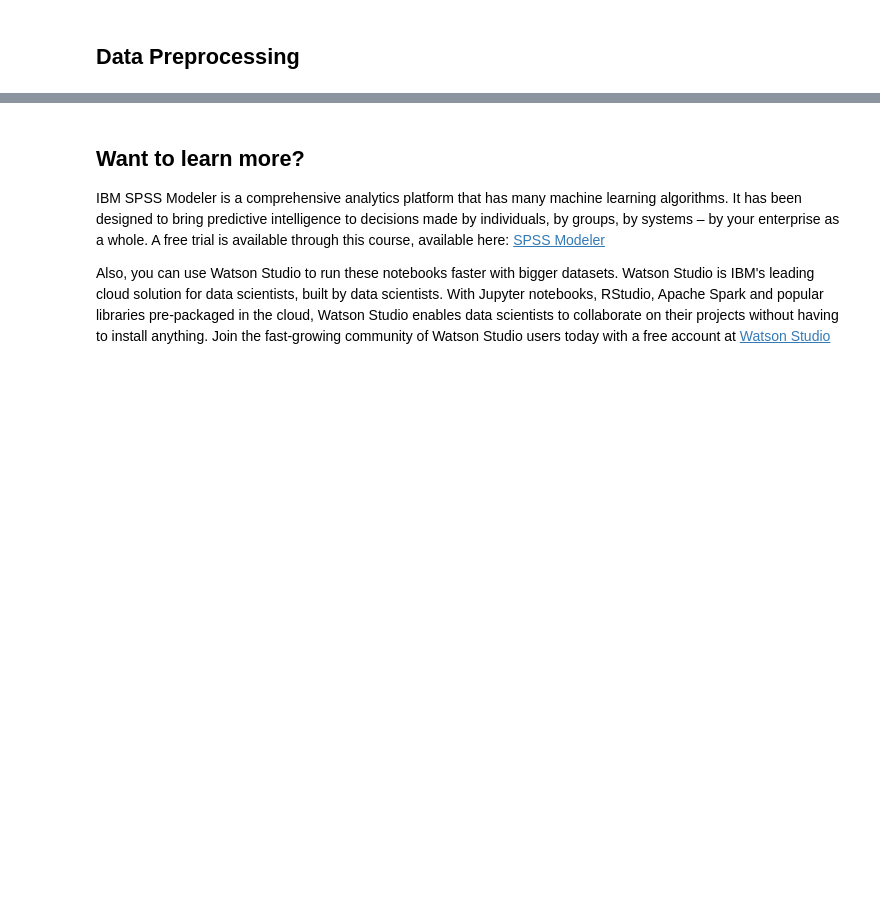
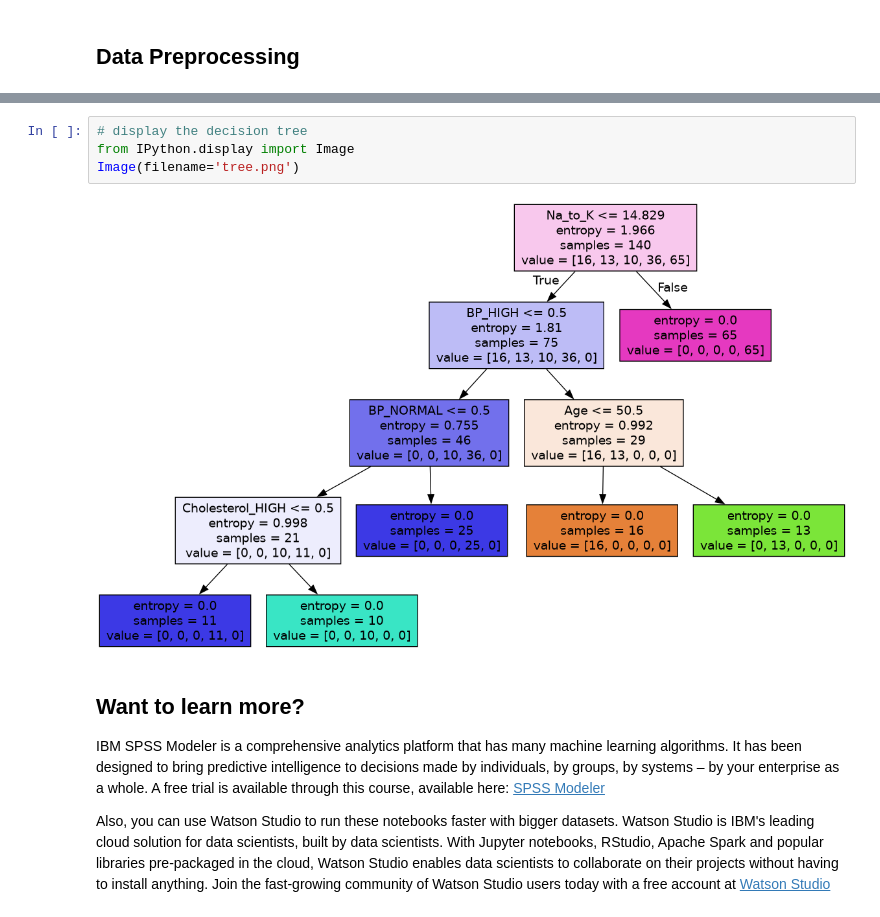
Before and after one commit to jackren0000/IBM-Machine-Learning-with-Python, a Jupyter notebook: week3-lab-knn.ipynb, the cells around one changed output, grey strips where cells are left out. Drawn from its saved outputs; the diff is of its cells as text; blank space fills up the shorter version.

Commit message:
Kaggle Notebook | Week3-Lab: KNN | Version 3

```diff
--- a/week3-lab-knn.ipynb
+++ b/week3-lab-knn.ipynb
@@ -277,6 +197,12 @@ The best accuracy was with 0.35 with k= 3
+# %%
+# display the decision tree
+from IPython.display import Image
+Image(filename='tree.png')
+# %% [output]
+[figure, added]
 # %% [markdown]
 <h2>Want to learn more?</h2>
 
-IBM SPSS Modeler is a comprehensive analytics platform that has many machine learning algorithms. It has been designed to bring predictive intelligence to decisions made by individuals, by groups, by systems – by your enterprise as a whole. A free trial is available through this course, available here: <a href="https://www.ibm.com/analytics/spss-statistics-software?utm_medium=Exinfluencer&utm_source=Exinfluencer&utm_content=000026UJ&utm_term=10006555&utm_id=NA-SkillsNetwork-Channel-SkillsNetworkCoursesIBMDeveloperSkillsNetworkML0101ENSkillsNetwork20718538-2022-01-01">SPSS Modeler</a>
+IBM SPSS Modeler is a comprehensive analytics platform that has many machine learning algorithms. It has been designed to bring predictive intelligence to decisions made by individuals, by groups, by systems – by your enterprise as a whole. A free trial is available through this course, available here: <a href="https://www.ibm.com/analytics/spss-statistics-software?utm_source=Exinfluencer&utm_content=000026UJ&utm_id=NA-SkillsNetwork-Channel-SkillsNetworkCoursesIBMDeveloperSkillsNetworkML0101ENSkillsNetwork20718538-2022-01-01&utm_medium=Exinfluencer&utm_term=10006555">SPSS Modeler</a>
 
-Also, you can use Watson Studio to run these notebooks faster with bigger datasets. Watson Studio is IBM's leading cloud solution for data scientists, built by data scientists. With Jupyter notebooks, RStudio, Apache Spark and popular libraries pre-packaged in the cloud, Watson Studio enables data scientists to collaborate on their projects without having to install anything. Join the fast-growing community of Watson Studio users today with a free account at <a href="https://www.ibm.com/cloud/watson-studio?utm_medium=Exinfluencer&utm_source=Exinfluencer&utm_content=000026UJ&utm_term=10006555&utm_id=NA-SkillsNetwork-Channel-SkillsNetworkCoursesIBMDeveloperSkillsNetworkML0101ENSkillsNetwork20718538-2022-01-01">Watson Studio</a>
+Also, you can use Watson Studio to run these notebooks faster with bigger datasets. Watson Studio is IBM's leading cloud solution for data scientists, built by data scientists. With Jupyter notebooks, RStudio, Apache Spark and popular libraries pre-packaged in the cloud, Watson Studio enables data scientists to collaborate on their projects without having to install anything. Join the fast-growing community of Watson Studio users today with a free account at <a href="https://www.ibm.com/cloud/watson-studio?utm_source=Exinfluencer&utm_content=000026UJ&utm_id=NA-SkillsNetwork-Channel-SkillsNetworkCoursesIBMDeveloperSkillsNetworkML0101ENSkillsNetwork20718538-2022-01-01&utm_medium=Exinfluencer&utm_term=10006555">Watson Studio</a>
```
Also changed, not shown: parts of 39 cells of this notebook.
